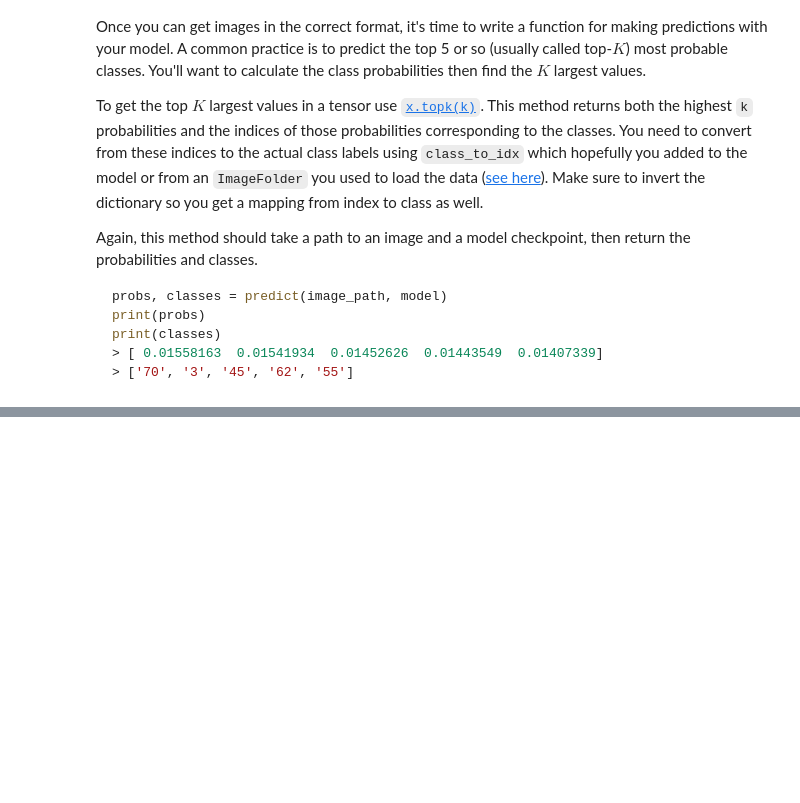
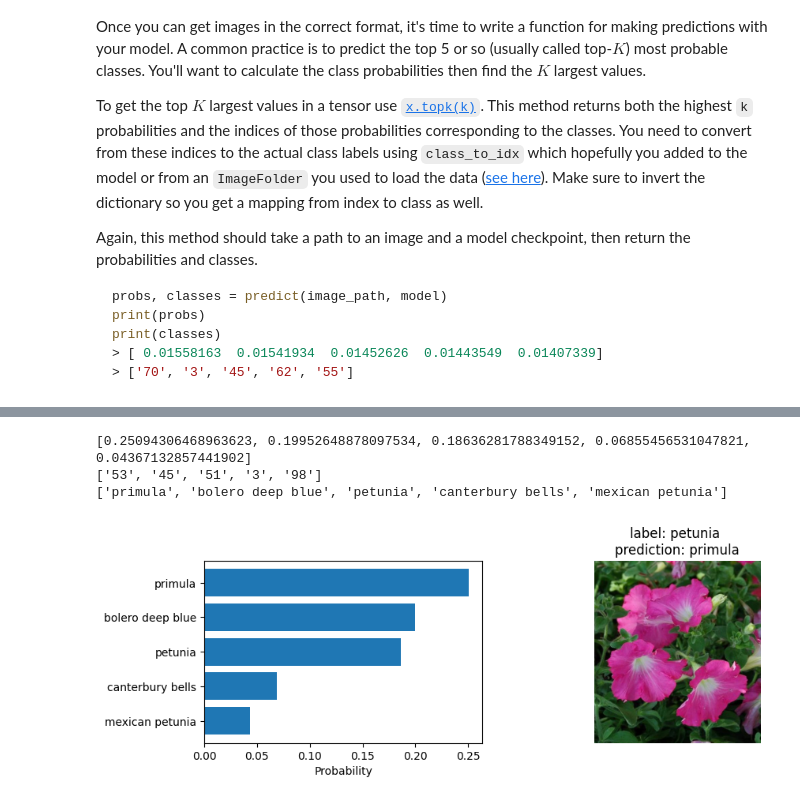
Before and after one commit to 1-ashraful-islam/udacity_project_train_image_classifier, a Jupyter notebook: Image Classifier Project.ipynb, the cells around one changed output, grey strips where cells are left out. Saved outputs shown, nothing was run; the diff lists cells and outputs as text; code cells hidden in the pictures; blank space fills up the shorter version.

Commit message:
satisfies first part of the project rubric

````diff
--- a/Image Classifier Project.ipynb
+++ b/Image Classifier Project.ipynb
@@ -92,3 +475,14 @@ Remember that you'll want to completely rebuild the model later so you can use i
+# %%
+# TODO: Save the checkpoint
+model.extras['class_to_idx'] = train_datasets.class_to_idx
+
+checkpoint = {
+    'model_extras': model.extras,
+    'state_dict': model.state_dict(),
+    'epochs': epoch,
+    'optimizer_state_dict': optimizer.state_dict()
+}
+torch.save(checkpoint, 'checkpoint.pth')
 # %% [markdown]
 ## Loading the checkpoint
 
@@ -167,9 +641,3 @@ print(classes)
 > [ 0.01558163  0.01541934  0.01452626  0.01443549  0.01407339]
 > ['70', '3', '45', '62', '55']
 ```
-# %%
-def predict(image_path, model, topk=5):
-    ''' Predict the class (or classes) of an image using a trained deep learning model.
-    '''
-
-    # TODO: Implement the code to predict the class from an image file
@@ -185,0 +709,48 @@ You can convert from the class integer encoding to actual flower names with the
+# %%
+
+
+# TODO: Display an image along with the top 5 classes
+# select a random image from the test dataset
+image_data_dir = test_dir
+image_label = random.choice(listdir(image_data_dir))
+image_dir = image_data_dir + '/' + image_label
+image_path = image_dir + '/' + random.choice(listdir(image_dir))
+# print(image_label, image_path)
+
+# checkpoint path
+checkpoint_path = 'checkpoint.pth'
+
+
+probs, classes = predict(image_path=image_path, checkpoint_path=checkpoint_path, topk=5)
+# load the label
+
+print(probs)
+print(classes)
+
+# use the class keys to get the class names and print
+top_class_names = [cat_to_name[i] for i in classes]
+print(top_class_names)
+
+# plot a bar graph with top 5 classes and their probabilities
+plt.figure(figsize=(10, 3))
+# plot the image
+plt.subplot(1, 2, 2)
+plt.imshow(Image.open(image_path))
+plt.title("label: {} \nprediction: {}".format(cat_to_name.get('{}'.format(image_label)), top_class_names[0]))
+plt.axis('off')
+
+# plot the probabilities
+plt.subplot(1, 2, 1)
+
+# get indexes in reversed order to chart highest probability first
+idx = len(top_class_names) - np.arange(len(top_class_names))
+
+plt.barh(idx, probs)
+plt.yticks(idx, top_class_names)
+plt.xlabel('Probability')
+plt.show()
+# %% [output]
+[0.25094306468963623, 0.19952648878097534, 0.18636281788349152, 0.06855456531047821, 0.04367132857441902]
+['53', '45', '51', '3', '98']
+['primula', 'bolero deep blue', 'petunia', 'canterbury bells', 'mexican petunia']
+[figure, added]
````
Also changed, not shown: parts of 20 cells of this notebook, 5 other files.
